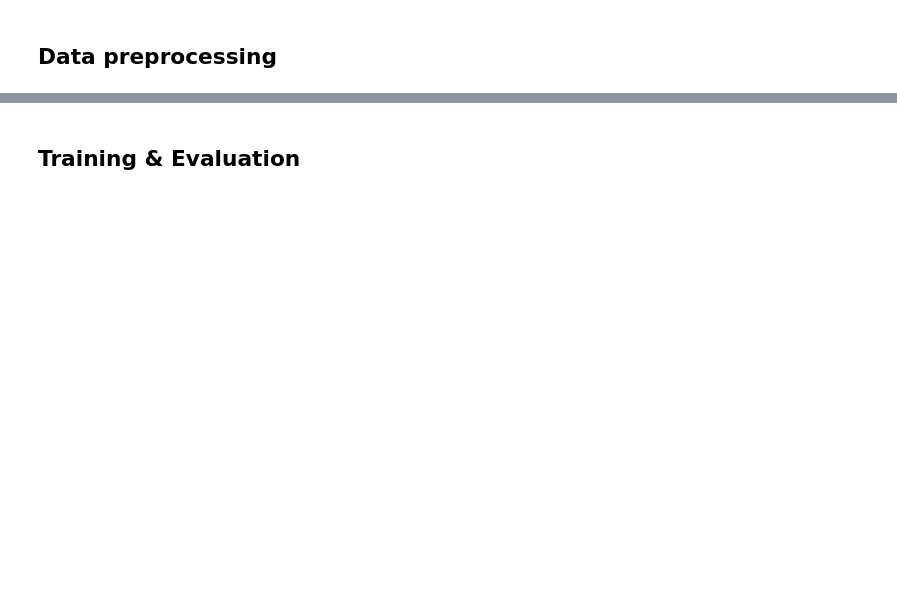
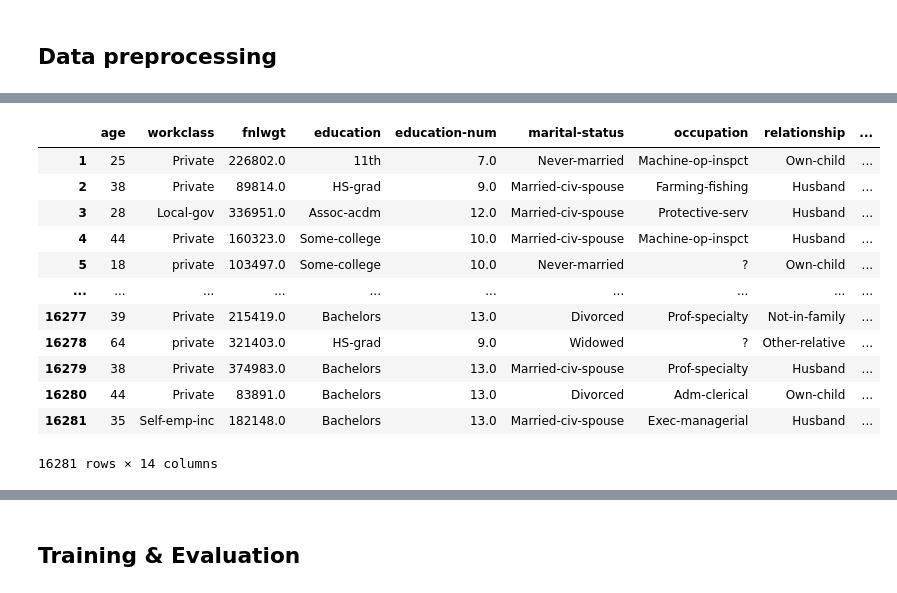
Before and after one commit to Gemini321/Seminar, a Jupyter notebook: week 7/Homework.ipynb, the cells around one changed output, grey strips where cells are left out. Saved outputs shown, nothing was run; the diff lists cells and outputs as text; code cells hidden in the pictures; blank space fills up the shorter version.

```diff
--- a/week 7/Homework.ipynb
+++ b/week 7/Homework.ipynb
@@ -38,0 +38,23 @@ data.drop(["income"], axis=1, inplace=True)
+# %%
+data["workclass"].replace(' ?', "private", inplace=True)
+test["workclass"].replace(' ?', "private", inplace=True)
+y_train = data["income"]
+data.drop(["income"], axis=1, inplace=True)
+test.drop(0, axis=0, inplace=True)
+y_test = test["income"]
+test.drop(["income"], axis=1, inplace=True)
+test
+# %% [output]
+|  | age | workclass | fnlwgt | education | education-num | marital-status | occupation | relationship | ... |
+| 1 | 25 | Private | 226802.0 | 11th | 7.0 | Never-married | Machine-op-inspct | Own-child | ... |
+| 2 | 38 | Private | 89814.0 | HS-grad | 9.0 | Married-civ-spouse | Farming-fishing | Husband | ... |
+| 3 | 28 | Local-gov | 336951.0 | Assoc-acdm | 12.0 | Married-civ-spouse | Protective-serv | Husband | ... |
+| 4 | 44 | Private | 160323.0 | Some-college | 10.0 | Married-civ-spouse | Machine-op-inspct | Husband | ... |
+| 5 | 18 | private | 103497.0 | Some-college | 10.0 | Never-married | ? | Own-child | ... |
+| ... | ... | ... | ... | ... | ... | ... | ... | ... | ... |
+| 16277 | 39 | Private | 215419.0 | Bachelors | 13.0 | Divorced | Prof-specialty | Not-in-family | ... |
+| 16278 | 64 | private | 321403.0 | HS-grad | 9.0 | Widowed | ? | Other-relative | ... |
+| 16279 | 38 | Private | 374983.0 | Bachelors | 13.0 | Married-civ-spouse | Prof-specialty | Husband | ... |
+| 16280 | 44 | Private | 83891.0 | Bachelors | 13.0 | Divorced | Adm-clerical | Own-child | ... |
+| 16281 | 35 | Self-emp-inc | 182148.0 | Bachelors | 13.0 | Married-civ-spouse | Exec-managerial | Husband | ... |
+16281 rows × 14 columns
```
Also changed, not shown: parts of 17 cells of this notebook.
